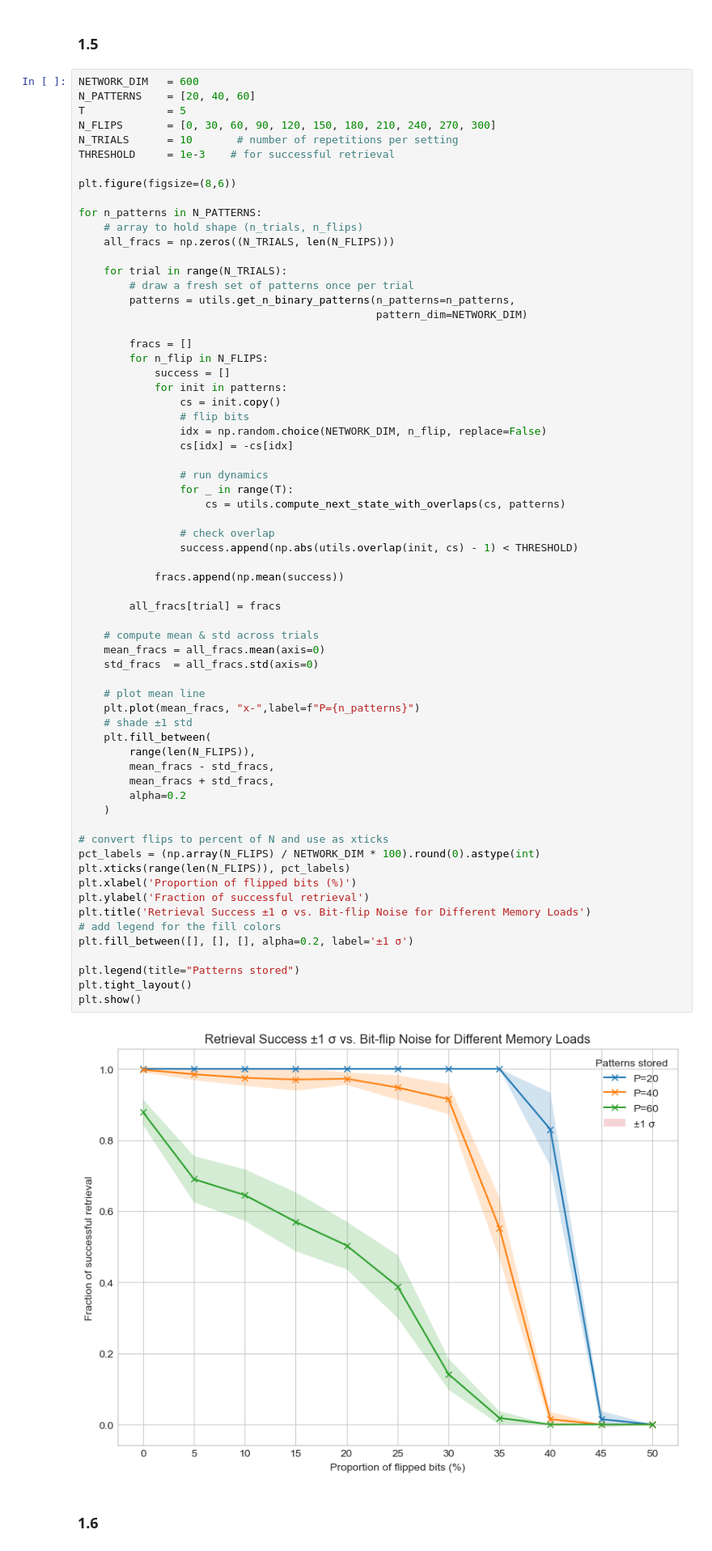
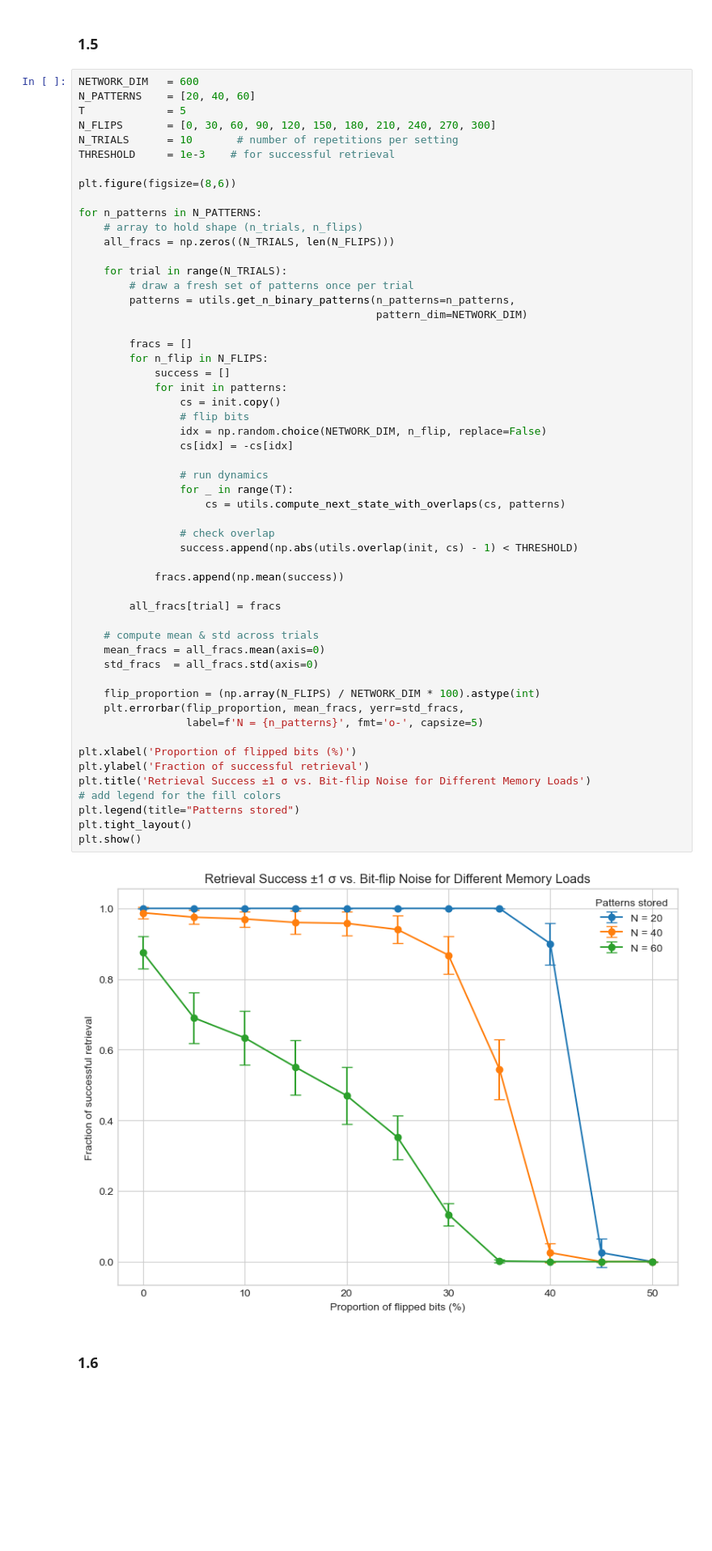
Before and after one commit to seb2o/Biological-Hopfield-Model, a Jupyter notebook: ex1_seb.ipynb, the cells around one changed output. Shown: that part at 81% size. Saved outputs shown, nothing was run; the diff lists cells and outputs as text; blank space fills up the shorter version.

Commit message:
corrected plot to be coherent

```diff
--- a/ex1_seb.ipynb
+++ b/ex1_seb.ipynb
@@ -162,48 +162,37 @@ for n_patterns in N_PATTERNS:
             for init in patterns:
                 cs = init.copy()
                 # flip bits
                 idx = np.random.choice(NETWORK_DIM, n_flip, replace=False)
                 cs[idx] = -cs[idx]
 
                 # run dynamics
                 for _ in range(T):
                     cs = utils.compute_next_state_with_overlaps(cs, patterns)
 
                 # check overlap
                 success.append(np.abs(utils.overlap(init, cs) - 1) < THRESHOLD)
 
             fracs.append(np.mean(success))
 
         all_fracs[trial] = fracs
 
     # compute mean & std across trials
     mean_fracs = all_fracs.mean(axis=0)
     std_fracs  = all_fracs.std(axis=0)
 
-    # plot mean line
-    plt.plot(mean_fracs, "x-",label=f"P={n_patterns}")
-    # shade ±1 std
-    plt.fill_between(
-        range(len(N_FLIPS)),
-        mean_fracs - std_fracs,
-        mean_fracs + std_fracs,
-        alpha=0.2
-    )
+    flip_proportion = (np.array(N_FLIPS) / NETWORK_DIM * 100).astype(int)
+    plt.errorbar(flip_proportion, mean_fracs, yerr=std_fracs,
+                 label=f'N = {n_patterns}', fmt='o-', capsize=5)
 
-# convert flips to percent of N and use as xticks
-pct_labels = (np.array(N_FLIPS) / NETWORK_DIM * 100).round(0).astype(int)
-plt.xticks(range(len(N_FLIPS)), pct_labels)
 plt.xlabel('Proportion of flipped bits (%)')
 plt.ylabel('Fraction of successful retrieval')
 plt.title('Retrieval Success ±1 σ vs. Bit-flip Noise for Different Memory Loads')
 # add legend for the fill colors
-plt.fill_between([], [], [], alpha=0.2, label='±1 σ')
-
 plt.legend(title="Patterns stored")
 plt.tight_layout()
 plt.show()
 # %% [output]
-[figure, old version]
+[figure, new version]
 # %% [markdown]
 ### 1.6
 # %%
```
